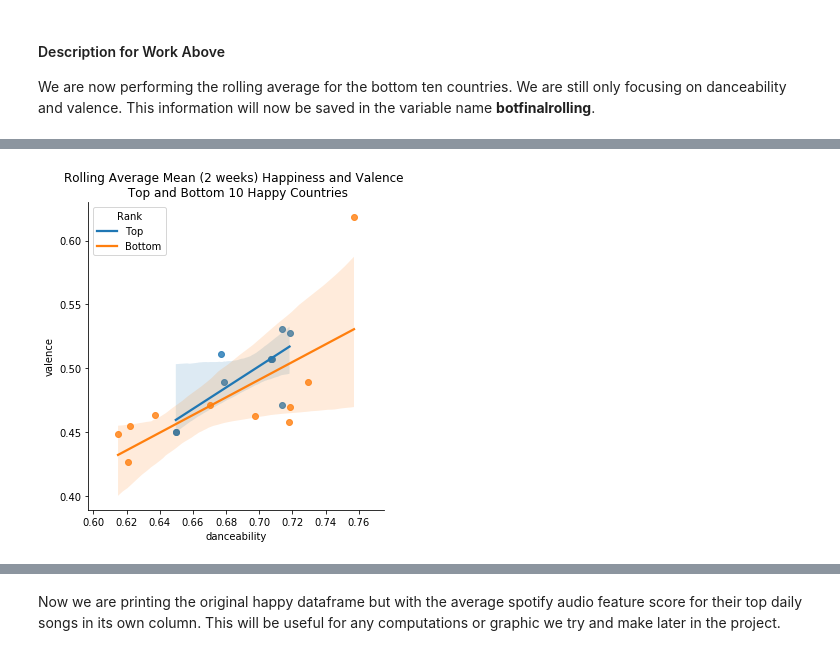
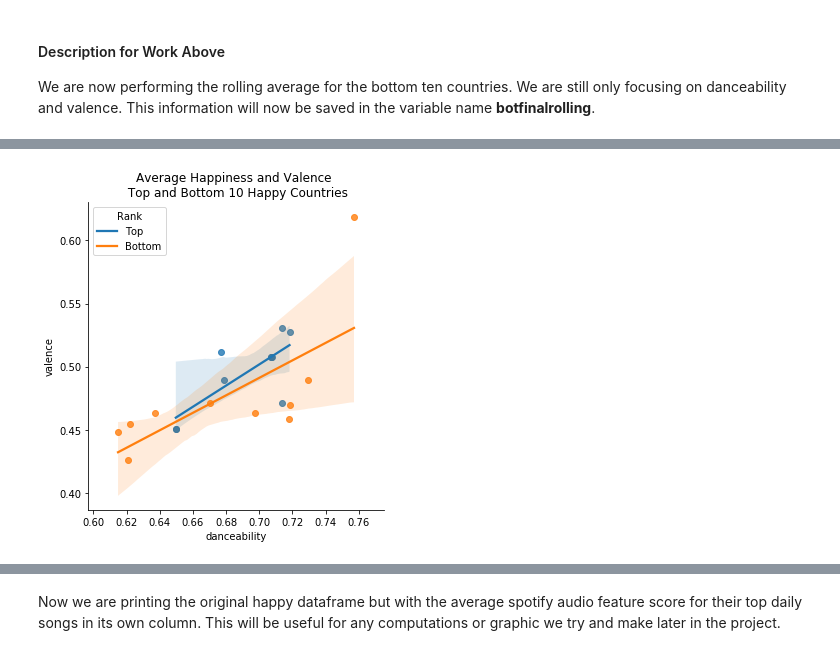
Before and after one commit to Albina-C/INFO-2950-Project, a Jupyter notebook: PROJ 2950.ipynb, the cells around one changed output, grey strips where cells are left out. Saved outputs shown, nothing was run; the diff lists cells and outputs as text; code cells hidden in the pictures.

```diff
--- a/PROJ 2950.ipynb
+++ b/PROJ 2950.ipynb
@@ -626,7 +249,7 @@ finalsongs2017.head()
 #### Description for Work Above
 We are merging our **finalsongs2017** data frame, which contains the relevant songs for the bottom 10 and top 10 happiest countries, with the features we just extracted from all songs. This will allow us to subset only the songs from these countries, and their respective days. Our updated **finalsongs2017** will now contain these features.
 # %%
-finalsongs2019=pd.read_csv("spotify2019.csv")
+finalsongs2019=pd.read_csv("spotify2019.csv", index_col=0)
 topbot=pd.read_csv("happy2019.csv",index_col=0)
 # %%
 topbot
@@ -790,9 +390,10 @@ avg
 # %%
+avg=finalsongs2019.groupby('country').mean()
 scatter=sns.lmplot(x='danceability', y='valence', hue="rank",data=avg, legend=False)
 #plt.title("Rolling Average Mean (2 weeks) Happiness and Valence \n Top 10 Happy Countries")
 plt.legend(title='Rank', loc='best', labels=['Top', 'Bottom'])
-plt.title("Rolling Average Mean (2 weeks) Happiness and Valence \n Top and Bottom 10 Happy Countries")
+plt.title("Average Happiness and Valence \n Top and Bottom 10 Happy Countries")
 plt.show(scatter)
 # %% [output]
-[figure, old version]
+[figure, new version]
 # %% [markdown]
```
Also changed, not shown: parts of 46 cells of this notebook, 2 other files.
